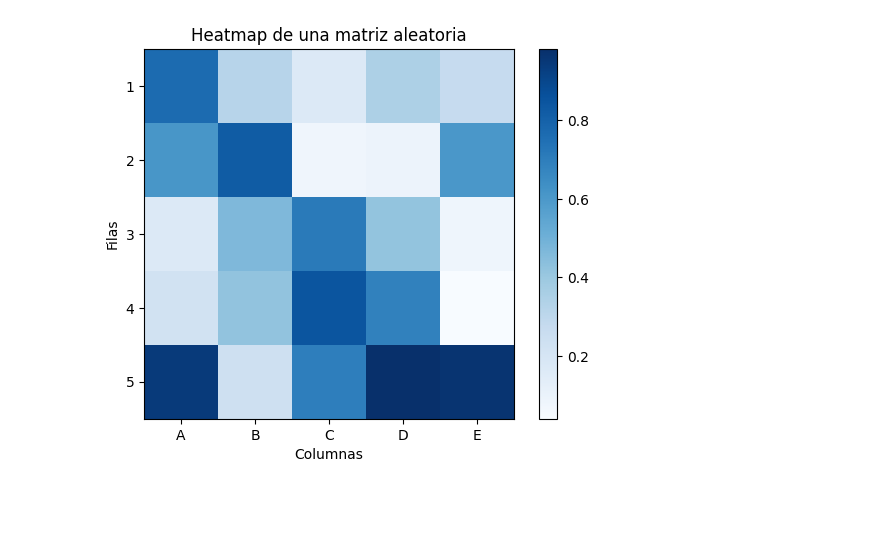
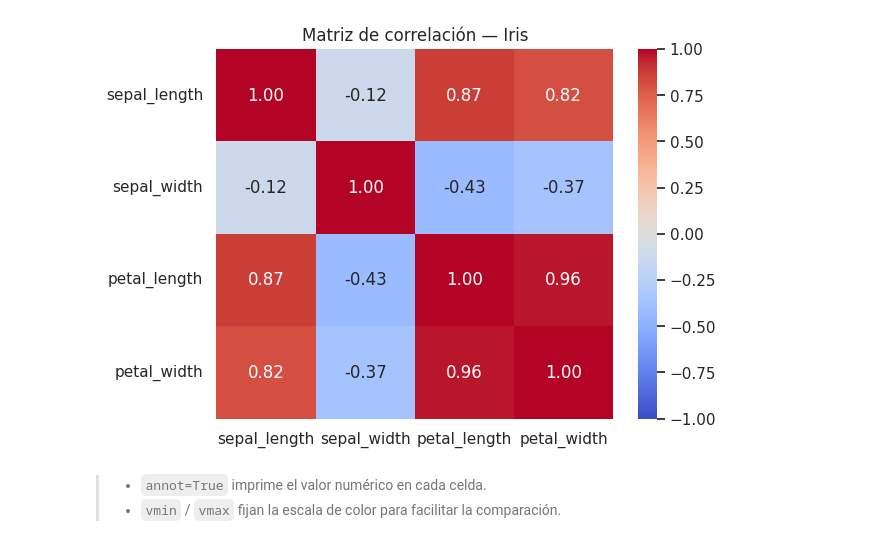
Before and after one commit to fralfaro/MAT281, a Jupyter notebook: docs/lectures/visualization/vis_01.ipynb, the cells around one changed output. Cells and saved outputs as stored; diff of their text form; code cells hidden in the pictures; blank space fills up the shorter version.

Commit message:
update visualizacion

```diff
--- a/docs/lectures/visualization/vis_01.ipynb
+++ b/docs/lectures/visualization/vis_01.ipynb
@@ -14,3 +14,11 @@ Algunos de los tipos de gráficos más comunes utilizados en estadística incluy
+# %%
+import matplotlib.pyplot as plt
+import seaborn as sns
+import numpy as np
+import pandas as pd
+
+# Estilo general
+sns.set_theme(style="whitegrid")
 # %% [markdown]
 ## Anatomía de un Gráfico
 
@@ -133,19 +233,13 @@ Los heatmaps son especialmente útiles para visualizar grandes cantidades de dat
 # %%
-# Crear una matriz aleatoria de 5x5
-data = np.random.rand(5, 5)
+# Matriz de correlación — seaborn `heatmap`
+iris = sns.load_dataset("iris")
+corr = iris.drop("species", axis=1).corr()
 
-# Crear el heatmap con la función imshow
-plt.imshow(data, cmap='Blues')
-
-# Agregar etiquetas y título
-plt.colorbar()
-plt.xticks(range(5), ['A', 'B', 'C', 'D', 'E'])
-plt.yticks(range(5), ['1', '2', '3', '4', '5'])
-plt.xlabel('Columnas')
-plt.ylabel('Filas')
-plt.title('Heatmap de una matriz aleatoria')
-
-# Mostrar el heatmap
+sns.heatmap(corr, annot=True, fmt=".2f", cmap="coolwarm", vmin=-1, vmax=1)
+plt.title("Matriz de correlación — Iris")
 plt.show()
 # %% [output]
-[figure, old version]
+[figure, new version]
+# %% [markdown]
+> - `annot=True` imprime el valor numérico en cada celda.
+> - `vmin` / `vmax` fijan la escala de color para facilitar la comparación.
```
Also changed, not shown: parts of 30 cells of this notebook, 10 other files.
